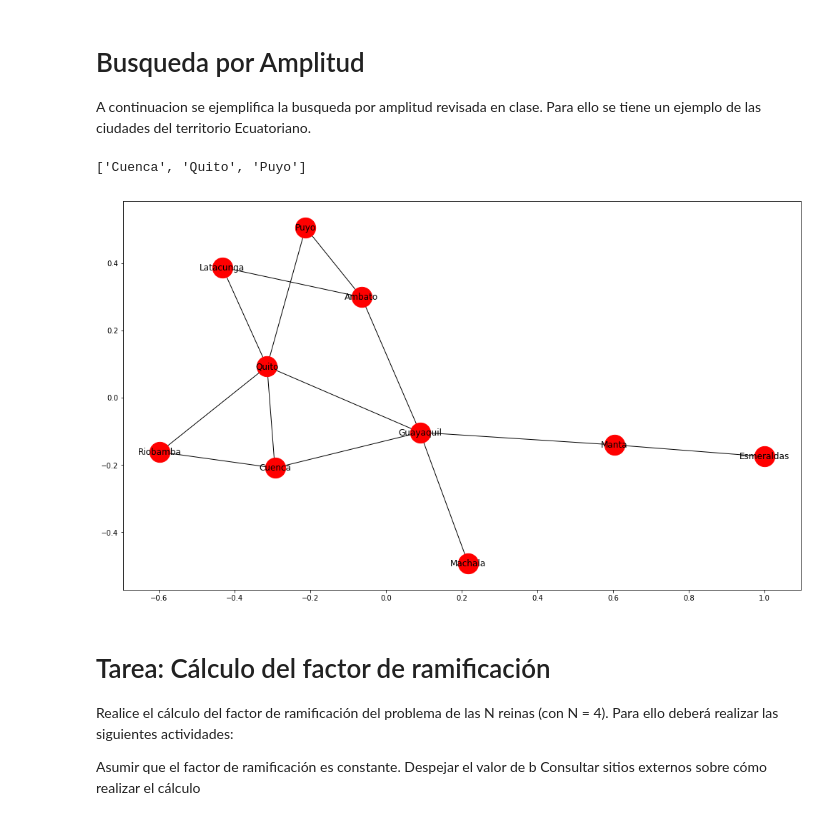
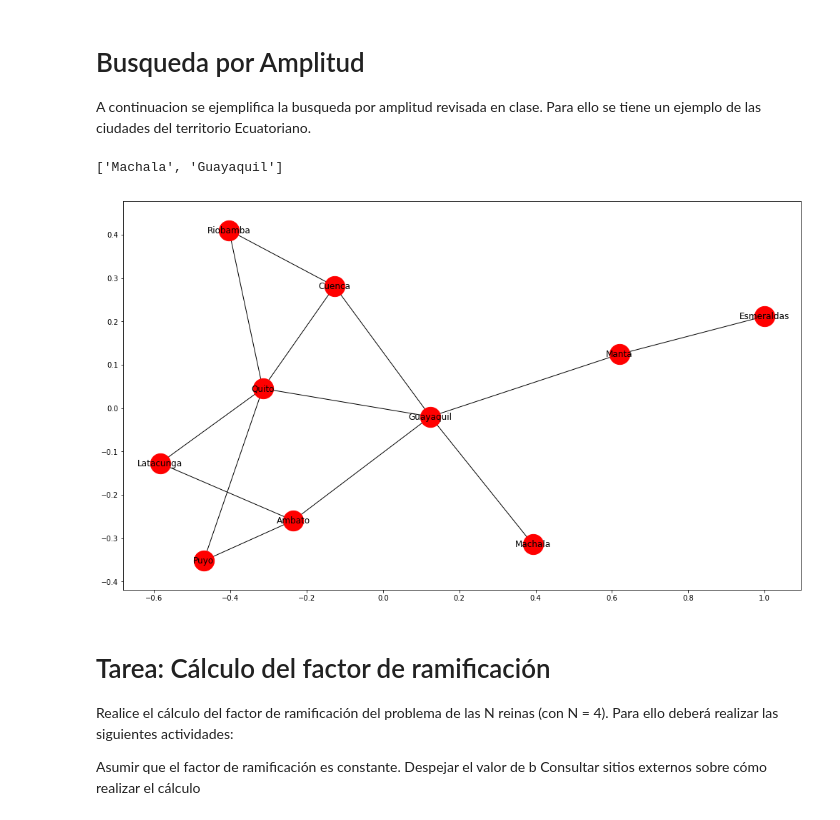
Before and after one commit to NikoAP77/Inteligencia-Artificial, a Jupyter notebook: BusquedaAmplitud.ipynb, the cells around one changed output. Drawn from its saved outputs; the diff is of its cells as text; code cells hidden in the pictures.

```diff
--- a/BusquedaAmplitud.ipynb
+++ b/BusquedaAmplitud.ipynb
@@ -67,6 +67,9 @@ def search_Amplitud_solution(connections, init_state, solution):
 
 if __name__ == "__main__":
     connections = {
+
+
+
         'Cuenca': {'Riobamba', 'Quito', 'Guayaquil'},
         'Latacunga': {'Ambato', 'Quito'},
         'Esmeraldas': {'Manta'},
@@ -79,41 +82,41 @@ if __name__ == "__main__":
         'Guayaquil': {'Machala', 'Ambato', 'Quito', 'Cuenca', 'Manta'}
     }
 
-    init_state = 'Cuenca'
-    solution = 'Puyo'
+    init_state = 'Machala'
+    solution = 'Guayaquil'
     solution_node = search_Amplitud_solution(connections, init_state, solution)
     # mostrar resultado
     result = []
     node = solution_node
 
 
     grafic = nx.Graph()
     grafic.add_nodes_from(connections)
 
 
     for key, lista in connections.items():
         for i in lista:
             grafic.add_edge(key,i)
     plt.figure(3,figsize=(17,10))
 
 
 
 
     if node is not None:
         while node.fathr is not None:
             result.append(node.data)
             node = node.fathr
         result.append(init_state)
         result.reverse() # Reverso el resultado (Solo para presentar)
         print(result)
         nx.draw_networkx(grafic, witch_label = True, node_size= 800)
         plt.show()
 
     else:
         print("No hay solucion !!!!")
 # %% [output]
-['Cuenca', 'Quito', 'Puyo']
+['Machala', 'Guayaquil']
-[figure, old version]
+[figure, new version]
 # %% [markdown]
 # Tarea: Cálculo del factor de ramificación
 Realice el cálculo del factor de ramificación del problema de las N reinas (con N = 4). Para ello deberá realizar las siguientes actividades:
```
Also changed, not shown: parts of 1 cell of this notebook, 2 other files.
